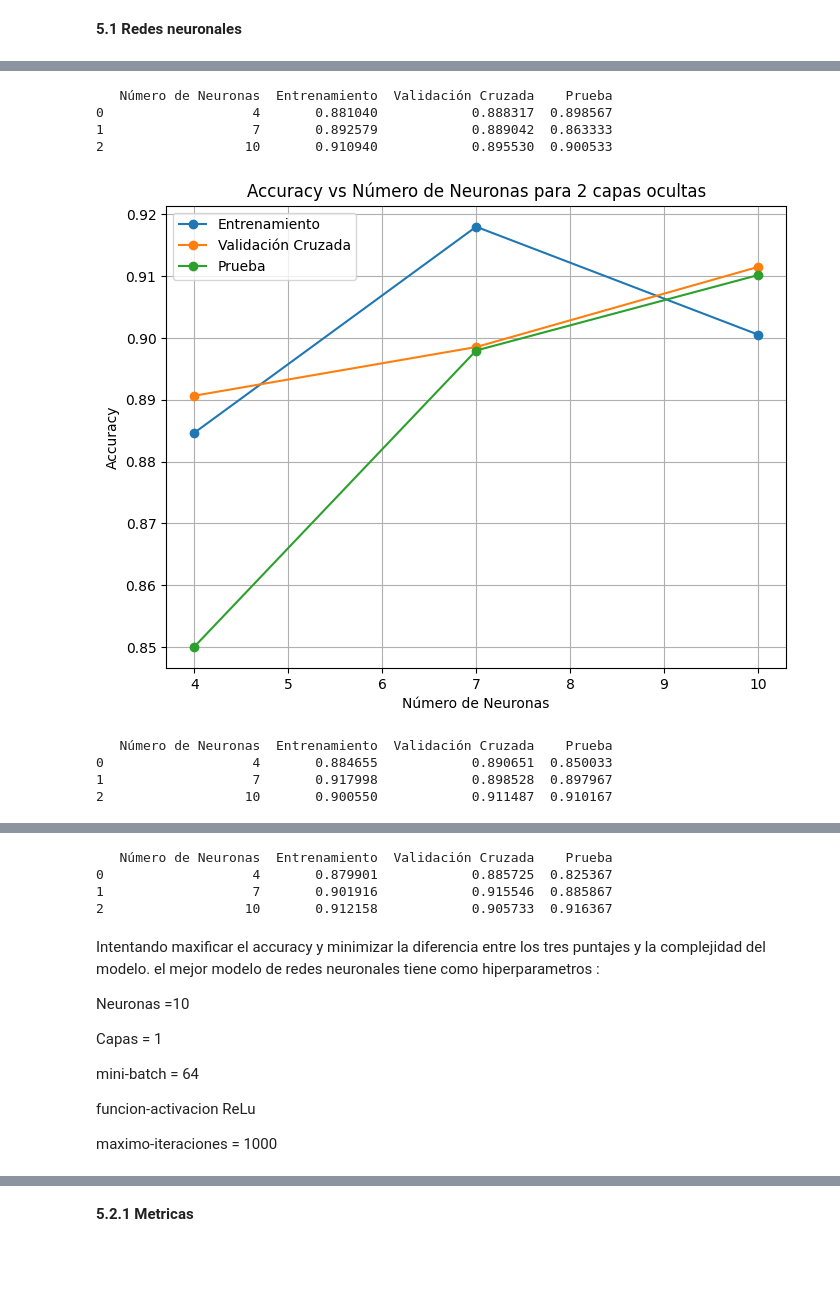
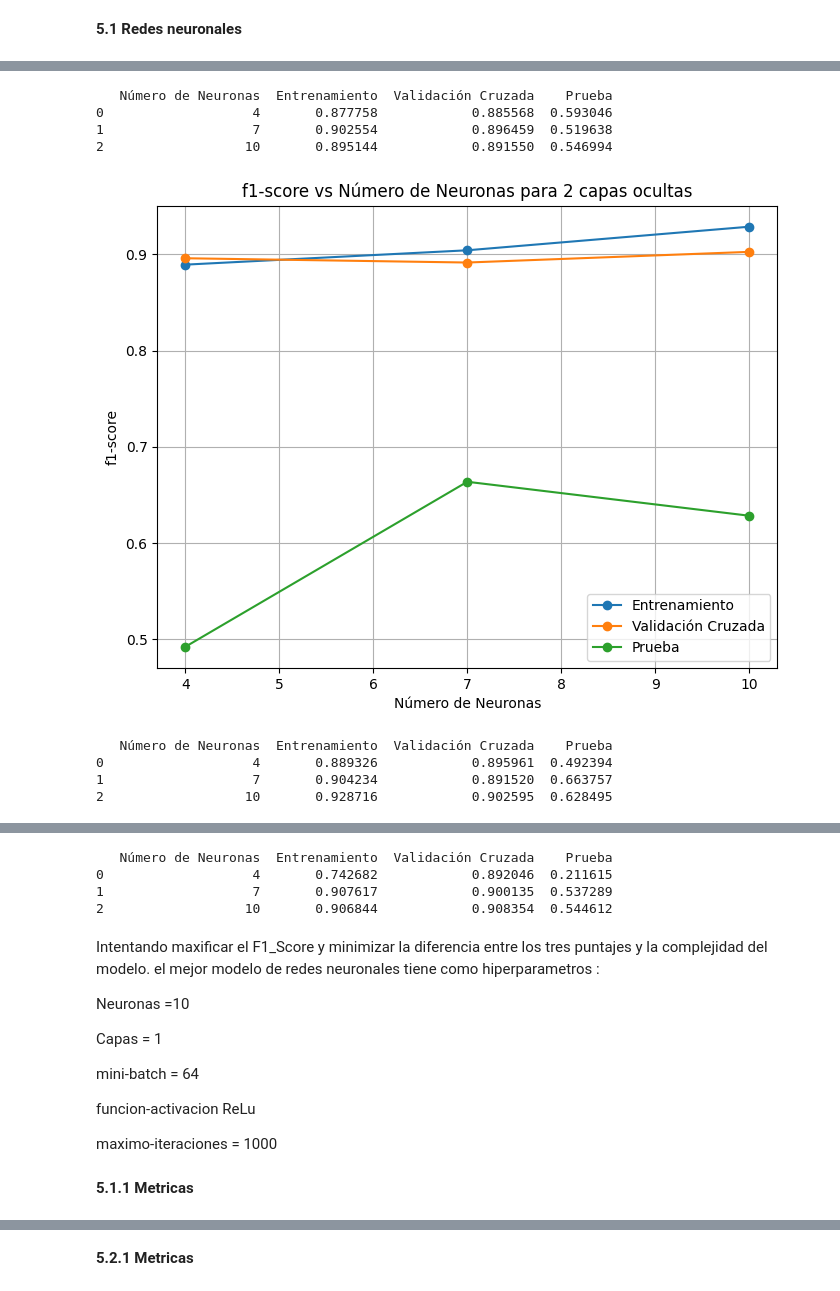
Before and after one commit to camilo-avendano1/MLDiabetes, a Jupyter notebook: Experimentos.ipynb, the cells around one changed output, grey strips where cells are left out. Cells and saved outputs as stored; diff of their text form; code cells hidden in the pictures; blank space fills up the shorter version.

Commit message:
Metricas modelos y cambio a f1

```diff
--- a/Experimentos.ipynb
+++ b/Experimentos.ipynb
@@ -178,9 +178,9 @@ Modelos:
 neuronas_vector = [4, 7, 10] # Vector con el número de neuronas a probar
 capas_vector = [1, 2, 3] # Vector con el número de capas a probar
 for capas in capas_vector:
-    train_accuracies = []
-    cross_val_accuracies = []
-    test_accuracies = []
+    train_f1_scores = []
+    cross_val_f1_scores = []
+    test_f1_scores = []
     for neuronas in neuronas_vector:
         model = MLPClassifier(
             hidden_layer_sizes=(neuronas,)*capas,  # 4 capas ocultas con 40 neuronas cada una
@@ -190,39 +190,39 @@ for capas in capas_vector:
         )
         #Entrenamiento del modelo
         model.fit(X_train, Y_train)
-        # Calcula el accuracy en el conjunto de entrenamiento
+        # Calcula el f1-score en el conjunto de entrenamiento
         y_train_pred = model.predict(X_train)
-        train_accuracy = accuracy_score(Y_train, y_train_pred)
-        train_accuracies.append(train_accuracy)
+        train_f1_score = f1_score(Y_train, y_train_pred)
+        train_f1_scores.append(train_f1_score)
 
         #Entrenamiento del modelo con validación cruzada
         k = 5 # Número de folds
-        n_jobs =  5 # Número de procesos en paralelo
-        cv_scores = cross_val_score(model, X_train, Y_train, cv=k, scoring='accuracy', n_jobs=n_jobs)
-        # Calcula el accuracy en el conjunto de entrenamiento
-        cross_accuracy = cv_scores.mean()
-        cross_val_accuracies.append(cross_accuracy)
+        n_jobs =  6 # Número de procesos en paralelo
+        cv_scores = cross_val_score(model, X_train, Y_train, cv=k, scoring=make_scorer(f1_score), n_jobs=n_jobs)
+        # Calcula el f1_score en el conjunto de entrenamiento
+        cross_f1_score = cv_scores.mean()
+        cross_val_f1_scores.append(cross_f1_score)
 
-        # Calcula el accuracy en el conjunto de prueba
+        # Calcula el f1_score en el conjunto de prueba
         y_test_pred = model.predict(X_test)
-        test_accuracy = accuracy_score(Y_test, y_test_pred)
-        test_accuracies.append(test_accuracy)
+        test_f1_score = f1_score(Y_test, y_test_pred)
+        test_f1_scores.append(test_f1_score)
 
     plt.figure(figsize=(8, 6))
-    plt.plot(neuronas_vector, train_accuracies, label='Entrenamiento', marker='o')
-    plt.plot(neuronas_vector, cross_val_accuracies, label='Validación Cruzada', marker='o')
-    plt.plot(neuronas_vector, test_accuracies, label='Prueba', marker='o')
+    plt.plot(neuronas_vector, train_f1_scores, label='Entrenamiento', marker='o')
+    plt.plot(neuronas_vector, cross_val_f1_scores, label='Validación Cruzada', marker='o')
+    plt.plot(neuronas_vector, test_f1_scores, label='Prueba', marker='o')
     plt.xlabel('Número de Neuronas')
-    plt.ylabel('Accuracy')
-    plt.title(f'Accuracy vs Número de Neuronas para {capas} capas ocultas')
+    plt.ylabel('f1-score')
+    plt.title(f'f1-score vs Número de Neuronas para {capas} capas ocultas')
     plt.legend()
     plt.grid()
     plt.show()
 
     table = pd.DataFrame({
     'Número de Neuronas': neuronas_vector,
-    'Entrenamiento': train_accuracies,
-    'Validación Cruzada': cross_val_accuracies,
-    'Prueba': test_accuracies})
+    'Entrenamiento': train_f1_scores,
+    'Validación Cruzada': cross_val_f1_scores,
+    'Prueba': test_f1_scores})
     print(table)
 # %% [output]
@@ -230,9 +230,9 @@ for capas in capas_vector:
    Número de Neuronas  Entrenamiento  Validación Cruzada    Prueba
-0                   4       0.881040            0.888317  0.898567
-1                   7       0.892579            0.889042  0.863333
-2                  10       0.910940            0.895530  0.900533
+0                   4       0.877758            0.885568  0.593046
+1                   7       0.902554            0.896459  0.519638
+2                  10       0.895144            0.891550  0.546994
-[figure, old version]
+[figure, new version]
    Número de Neuronas  Entrenamiento  Validación Cruzada    Prueba
-0                   4       0.884655            0.890651  0.850033
-1                   7       0.917998            0.898528  0.897967
-2                  10       0.900550            0.911487  0.910167
+0                   4       0.889326            0.895961  0.492394
+1                   7       0.904234            0.891520  0.663757
+2                  10       0.928716            0.902595  0.628495
@@ -240,9 +240,9 @@ for capas in capas_vector:
    Número de Neuronas  Entrenamiento  Validación Cruzada    Prueba
-0                   4       0.879901            0.885725  0.825367
-1                   7       0.901916            0.915546  0.885867
-2                  10       0.912158            0.905733  0.916367
+0                   4       0.742682            0.892046  0.211615
+1                   7       0.907617            0.900135  0.537289
+2                  10       0.906844            0.908354  0.544612
 # %% [markdown]
-Intentando maxificar el accuracy y minimizar la diferencia entre los tres puntajes y la complejidad del modelo. el mejor modelo de redes neuronales tiene como hiperparametros :
+Intentando maxificar el F1_Score y minimizar la diferencia entre los tres puntajes y la complejidad del modelo. el mejor modelo de redes neuronales tiene como hiperparametros :
 
 Neuronas =10
 
@@ -253,3 +253,5 @@ mini-batch = 64
 funcion-activacion ReLu
 
 maximo-iteraciones = 1000
+# %% [markdown]
+**5.1.1 Metricas**
```
Also changed, not shown: parts of 25 cells of this notebook.
